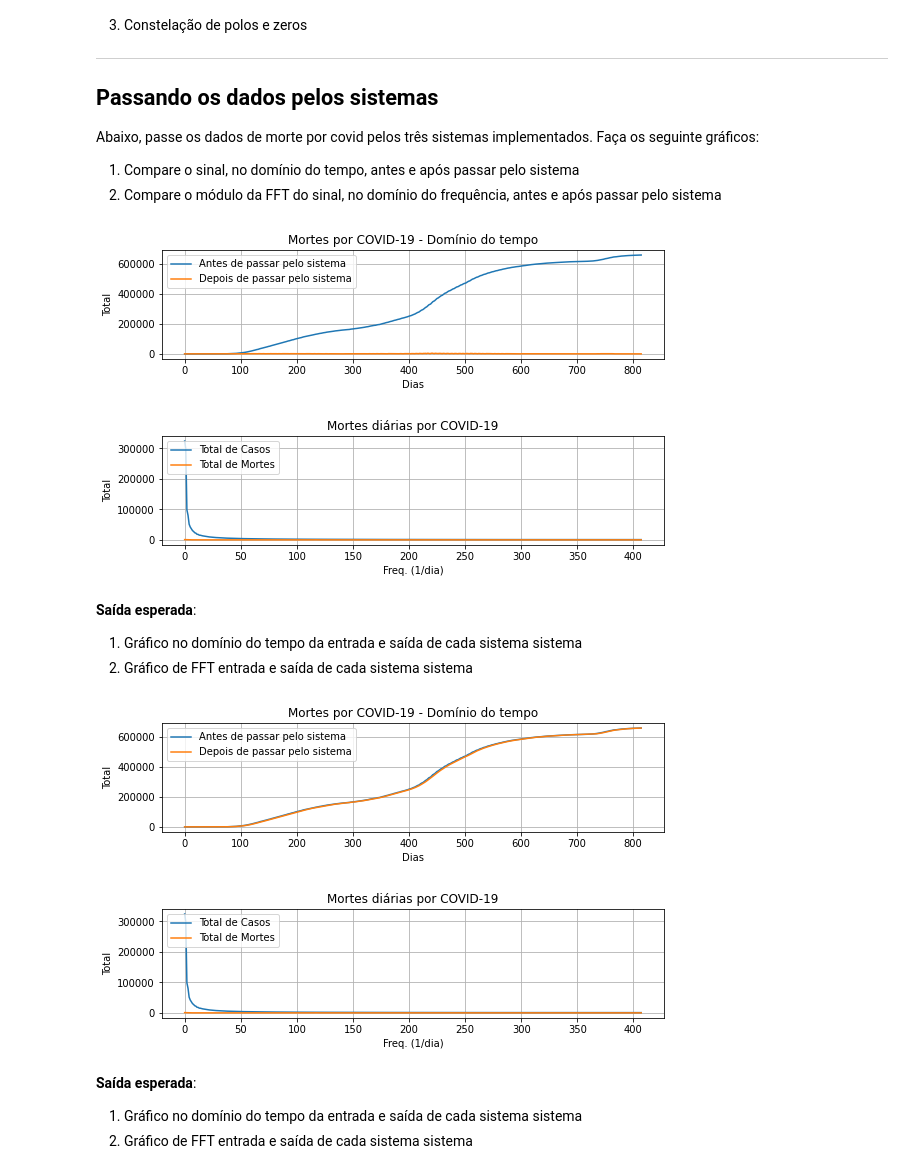
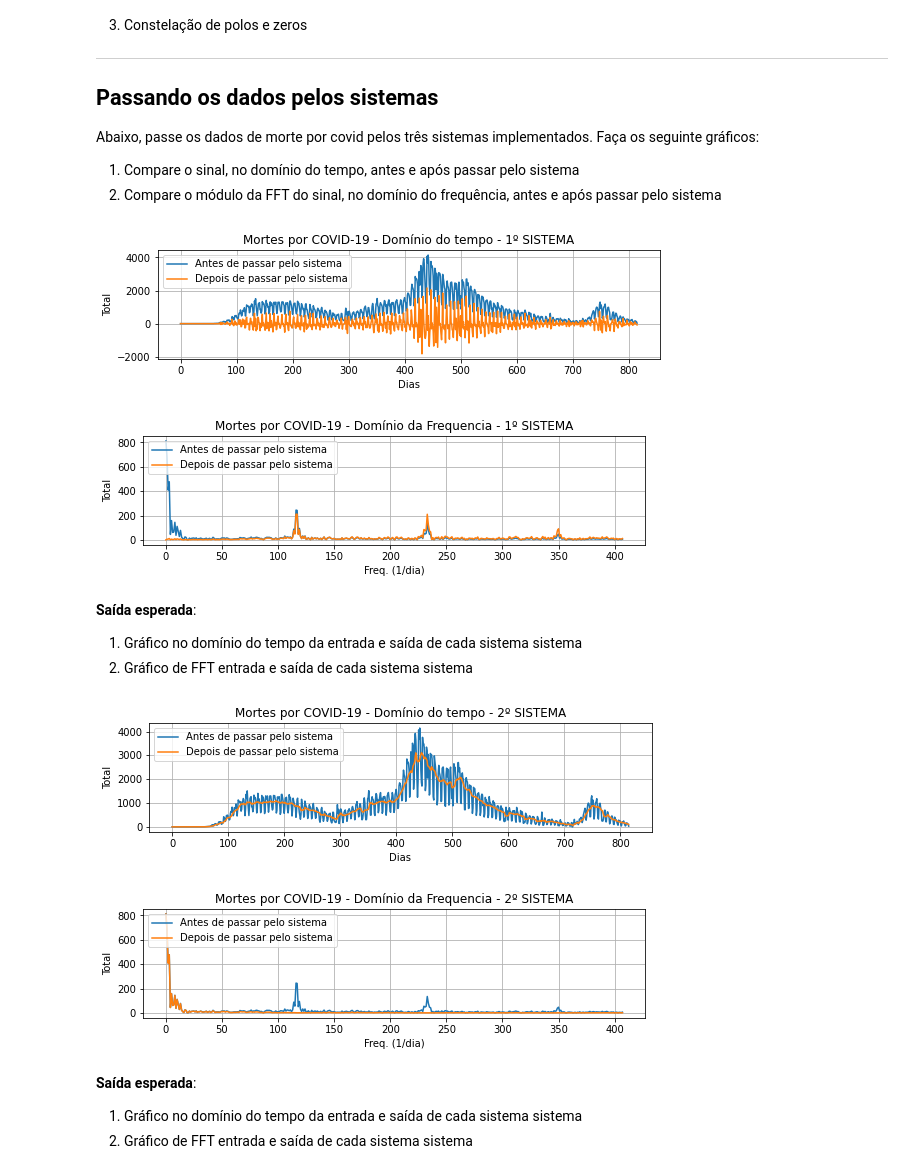
Before and after one commit to iurykischka/Proc.-de-sinais, a Jupyter notebook: Ex/Ex06_sistDiscretos(IURY).ipynb, the cells around one changed output. Drawn from its saved outputs; the diff is of its cells as text; code cells hidden in the pictures.

```diff
--- a/Ex/Ex06_sistDiscretos(IURY).ipynb
+++ b/Ex/Ex06_sistDiscretos(IURY).ipynb
@@ -449,69 +470,77 @@ Abaixo, passe os dados de morte por covid pelos três sistemas implementados. Fa
 # %%
 ### SEU CÓDIGO COMEÇA AQUI ###
 
-ty1_brMor, y1_brMor = signal.dlsim(sys1, brMor)
+#sinal pelo sistema 1
+ty1_brMor, y1_brMor = signal.dlsim(sys1, y_brMor)
 
 plt.figure(figsize = (9,2))
-plt.plot(brMor)
-plt.plot(ty1_brMor, y1_brMor);
-plt.title("Mortes por COVID-19 - Domínio do tempo")
+#plota sinais antes e depois do sistema
+plt.plot(ty_brMor, y_brMor);
+plt.plot(ty_brMor, y1_brMor);
+plt.title("Mortes por COVID-19 - Domínio do tempo - 1º SISTEMA")
 plt.ylabel("Total")
 plt.xlabel("Dias")
 plt.legend(["Antes de passar pelo sistema","Depois de passar pelo sistema"], loc=2)
 plt.grid(1);
 
-mag_morte, pha_morte, f_morte = fourier(y_brMor, ty_brMor, Hz=True, dB=False, deg=False, Nfft=None); #gera o grafico da entrada em frequencia
-mag_mor, pha_mor, f_mor = fourier(brMor, ty_brMor, Hz=True, dB=False, deg=False, Nfft=None); #gera o grafico da entrada em frequencia
+#passa sinais antes e depois do sistema para a frequencia pela FFT
+mag_mor, pha_mor, f_mor = fourier(y_brMor, ty_brMor, Hz=True, dB=False, deg=False, Nfft=None); #gera o grafico da entrada em frequencia
+y1_brMor=y1_brMor.reshape(-1)
+mag_morte, pha_morte, f_morte = fourier(y1_brMor, ty_brMor, Hz=True, dB=False, deg=False, Nfft=None); #gera o grafico da entrada em frequencia
 
+#plota grafico antes e depois do sistema na frequencia
 plt.figure(figsize = (9,2))
 plt.plot(mag_mor)
 plt.plot(mag_morte)
-plt.title("Mortes diárias por COVID-19")
+plt.title("Mortes por COVID-19 - Domínio da Frequencia - 1º SISTEMA")
 plt.ylabel("Total")
 plt.xlabel("Freq. (1/dia)")
-plt.legend(["Total de Casos","Total de Mortes"], loc=2)
+plt.legend(["Antes de passar pelo sistema","Depois de passar pelo sistema"], loc=2)
 plt.grid(1);
 
 
 ### FIM DO CÓDIGO ###
 # %% [output]
-[figure, old version]
+[figure, new version]
-[figure, old version]
+[figure, new version]
 # %% [markdown]
 **Saída esperada**:
 1. Gráfico no domínio do tempo da entrada e saída de cada sistema sistema
 1. Gráfico de FFT entrada e saída de cada sistema sistema
 # %%
 ### SEU CÓDIGO COMEÇA AQUI ###
-
-ty2_brMor, y2_brMor = signal.dlsim(sys2, brMor)
-
+#sinal pelo sistema 2
+ty2_brMor, y2_brMor = signal.dlsim(sys2, y_brMor)
 plt.figure(figsize = (9,2))
-plt.plot(brMor)
-plt.plot(ty2_brMor, y2_brMor);
-plt.title("Mortes por COVID-19 - Domínio do tempo")
+#plota sinais antes e depois do sistema
+plt.plot(ty_brMor, y_brMor);
+plt.plot(ty_brMor, y2_brMor);
+plt.title("Mortes por COVID-19 - Domínio do tempo - 2º SISTEMA")
 plt.ylabel("Total")
 plt.xlabel("Dias")
 plt.legend(["Antes de passar pelo sistema","Depois de passar pelo sistema"], loc=2)
 plt.grid(1);
 
-mag_morte, pha_morte, f_morte = fourier(y_brMor, ty_brMor, Hz=True, dB=False, deg=False, Nfft=None); #gera o grafico da entrada em frequencia
-mag_mor, pha_mor, f_mor = fourier(brMor, ty_brMor, Hz=True, dB=False, deg=False, Nfft=None); #gera o grafico da entrada em frequencia
+#passa sinais antes e depois do sistema para a frequencia pela FFT
+mag_mor2, pha_mor2, f_mor2 = fourier(y_brMor, ty_brMor, Hz=True, dB=False, deg=False, Nfft=None); #gera o grafico da entrada em frequencia
+y2_brMor=y2_brMor.reshape(-1)
+mag_morte2, pha_morte2, f_morte2 = fourier(y2_brMor, ty_brMor, Hz=True, dB=False, deg=False, Nfft=None); #gera o grafico da entrada em frequencia
 
+#plota grafico antes e depois do sistema na frequencia
 plt.figure(figsize = (9,2))
-plt.plot(mag_mor)
-plt.plot(mag_morte)
-plt.title("Mortes diárias por COVID-19")
+plt.plot(mag_mor2)
+plt.plot(mag_morte2)
+plt.title("Mortes por COVID-19 - Domínio da Frequencia - 2º SISTEMA")
 plt.ylabel("Total")
 plt.xlabel("Freq. (1/dia)")
-plt.legend(["Total de Casos","Total de Mortes"], loc=2)
+plt.legend(["Antes de passar pelo sistema","Depois de passar pelo sistema"], loc=2)
 plt.grid(1);
 
 
 ### FIM DO CÓDIGO ###
 # %% [output]
-[figure, old version]
+[figure, new version]
-[figure, old version]
+[figure, new version]
 # %% [markdown]
 **Saída esperada**:
 1. Gráfico no domínio do tempo da entrada e saída de cada sistema sistema
```
Also changed, not shown: parts of 9 cells of this notebook.
